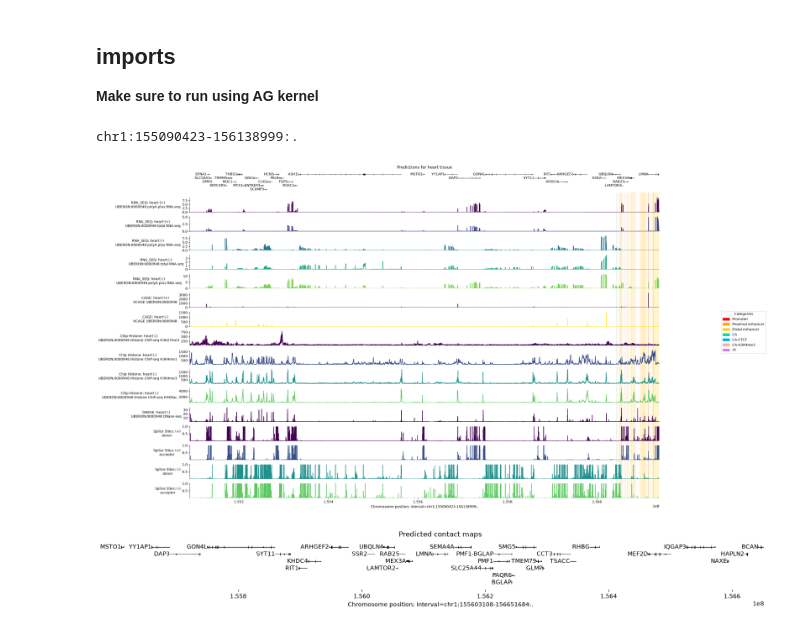
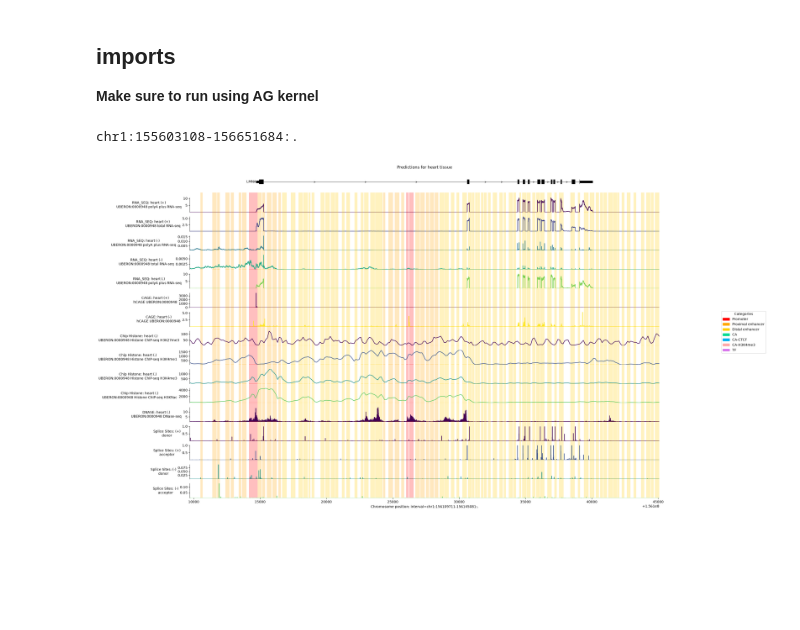
Before and after one commit to cralbers/variant-effects, a Jupyter notebook: predict_reg_regions_osc.ipynb, the cells around one changed output. Drawn from its saved outputs; the diff is of its cells as text; code cells hidden in the pictures; blank space fills up the shorter version.

```diff
--- a/predict_reg_regions_osc.ipynb
+++ b/predict_reg_regions_osc.ipynb
@@ -92,10 +117,18 @@ window_bp = 1_000_000
 #     dna_client.SEQUENCE_LENGTH_1MB
 # )
 
-interval = genome.Interval('chr1', LMNA_START - 1000000, LMNA_START)
-interval = interval.resize(
-    dna_client.SEQUENCE_LENGTH_1MB
-)
+# pre_interval genome.Interval('chr1', LMNA_START - 1000000, LMNA_START)
+# post_interval genome.Interval('chr1', LMNA_END , LMNA_END + 1000000)
+
+interval = LMNA_INTERVAL
+
+# Add 1KB on either side of the gene body.
+interval.resize_inplace( dna_client.SEQUENCE_LENGTH_1MB ) #interval.width + 1000)
+
+# interval = genome.Interval('chr1', LMNA_START - 1000000, LMNA_START)
+# interval = interval.resize(
+#     dna_client.SEQUENCE_LENGTH_1MB
+# )
 
 print(interval)
 
@@ -107,26 +140,14 @@ ontology_terms = [
 # Make predictions.
 output = model.predict_interval(
     interval=interval,
-    requested_outputs={
-        dna_client.OutputType.ATAC,
-        dna_client.OutputType.CAGE,
-        dna_client.OutputType.DNASE,
-        dna_client.OutputType.PROCAP,
-        dna_client.OutputType.RNA_SEQ,
-        dna_client.OutputType.SPLICE_SITES,
-        dna_client.OutputType.SPLICE_SITE_USAGE,
-        dna_client.OutputType.SPLICE_JUNCTIONS,
-        dna_client.OutputType.CONTACT_MAPS,
-        dna_client.OutputType.CHIP_HISTONE,
-        dna_client.OutputType.CHIP_TF,
-    },
+    requested_outputs=requested_outputs,
     ontology_terms=ontology_terms,
 )
 
 # Extract the longest transcripts per gene for this interval.
 longest_transcripts = longest_transcript_extractor.extract(interval)
 # %% [output]
-chr1:155090423-156138999:.
+chr1:155603108-156651684:.
 # %%
 CCRE_CSV = AG_DATA_PATH + "lmna_cCREs_chr1_156041767_156213024.csv"
 
@@ -166,8 +188,8 @@ ccre_colors = [
     CCRE_COLORS.get(iv.info.get("cCRE_class"), "gray")
     for iv in ccre_intervals
 ]
-plot_interval = interval
-# plot_interval = genome.Interval('chr1', LMNA_START - 20000, LMNA_END + 20000)
+# plot_interval = interval
+plot_interval = genome.Interval('chr1', LMNA_START - 5000, LMNA_END + 5000)
 
 # Build plot.
 plot = plot_components.plot(
@@ -204,49 +226,47 @@ plot = plot_components.plot(
          # splice sites
         plot_components.Tracks(
             tdata=output.splice_sites,
             ylabel_template='Splice Sites: ({strand})\n{name}',
         ),
 
     ],
 
      annotations=[
         plot_components.IntervalAnnotation(
             ccre_intervals,
             colors=ccre_colors,
             alpha=0.25,
             use_default_labels=False,   # True if you want cCRE IDs as labels
         ),
     ],
 
     interval=plot_interval,
     fig_width=25,
     title='Predictions for heart tissue',
 )
 
 legend_handles = [
     mpatches.Patch(color=color, label=key)
     for key, color in CCRE_COLORS.items()
 ]
 
 plot.legend(handles=legend_handles, loc="center left", title="Categories",
           bbox_to_anchor=(1, 0, 0.5, 1))
-plot.savefig('figs/lmna_predictions_1MB_pre.png', dpi=300, bbox_inches="tight")
+plot.savefig('figs/lmna_predictions_1MB_centered_zoom_5kb_bothsides.png', dpi=300, bbox_inches="tight")
 # %% [output]
-[figure, old version]
+[figure, new version]
 # %%
-plot = plot_components.plot(
-    [
-        plot_components.TranscriptAnnotation(longest_transcripts),
-        plot_components.ContactMaps(
-            tdata=output.contact_maps,
-            ylabel_template='{biosample_name}\n{name}',
-            cmap='autumn_r',
-            vmax=1.0,
-        ),
-    ],
-    interval=interval,
-    title='Predicted contact maps',
-)
-plt.show()
+# plot = plot_components.plot(
+#     [
+#         plot_components.TranscriptAnnotation(longest_transcripts),
+#         plot_components.ContactMaps(
+#             tdata=output.contact_maps,
+#             ylabel_template='{biosample_name}\n{name}',
+#             cmap='autumn_r',
+#             vmax=1.0,
+#         ),
+#     ],
+#     interval=interval,
+#     title='Predicted contact maps',
+# )
+# plt.show()
-# %% [output]
-[figure, removed]
```
Also changed, not shown: parts of 13 cells of this notebook, 2 other files.
